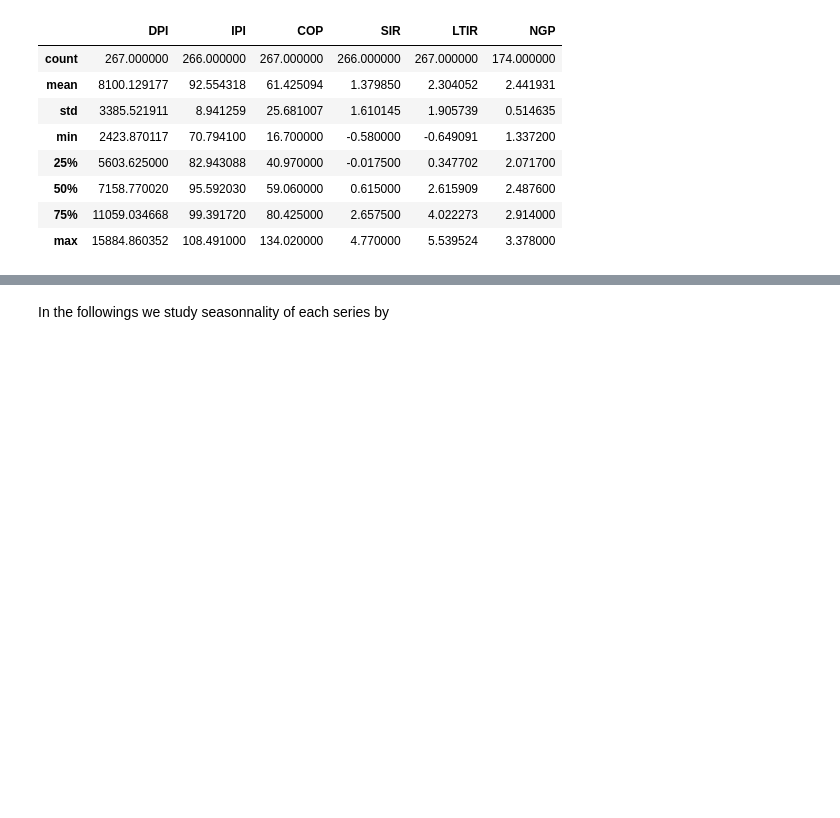
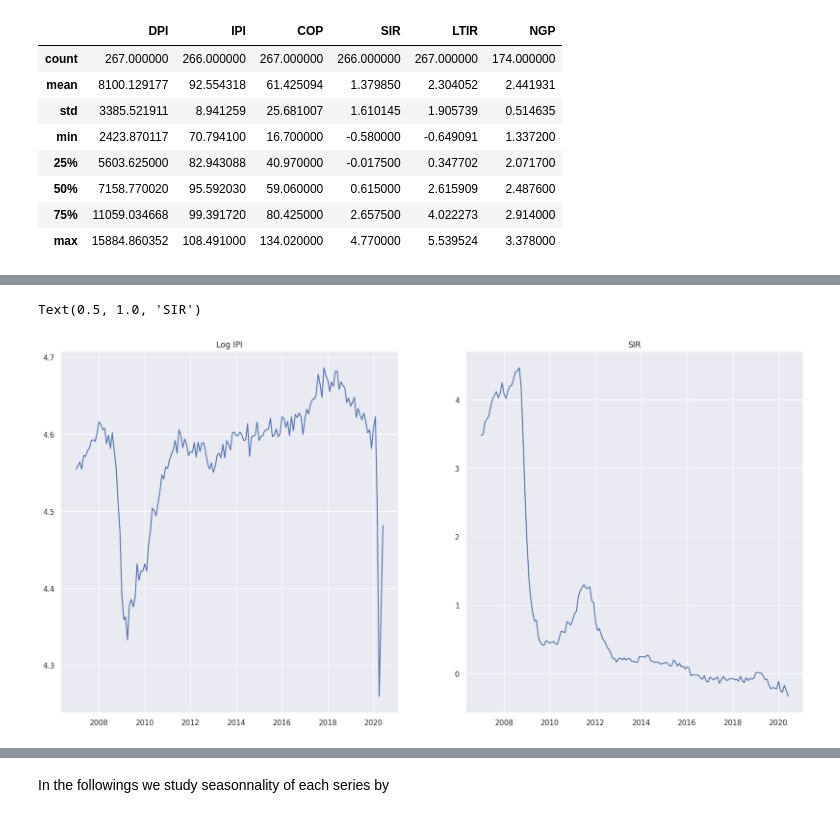
Before and after one commit to flokoafon/WQU_project, a Jupyter notebook: WQU_project.ipynb, the cells around one changed output, grey strips where cells are left out. Drawn from its saved outputs; the diff is of its cells as text; code cells hidden in the pictures; blank space fills up the shorter version.

```diff
--- a/WQU_project.ipynb
+++ b/WQU_project.ipynb
@@ -124,0 +171,11 @@ series.describe()
+# %%
+plt.figure(1,figsize=(20,10))
+plt.subplot(1, 2, 1)
+plt.plot(train["logIPI"])
+plt.title("Log IPI")
+plt.subplot(1, 2, 2)
+plt.plot(train["SIR"])
+plt.title("SIR")
+# %% [output]
+Text(0.5, 1.0, 'SIR')
+[figure, added]
```
Also changed, not shown: parts of 48 cells of this notebook.
